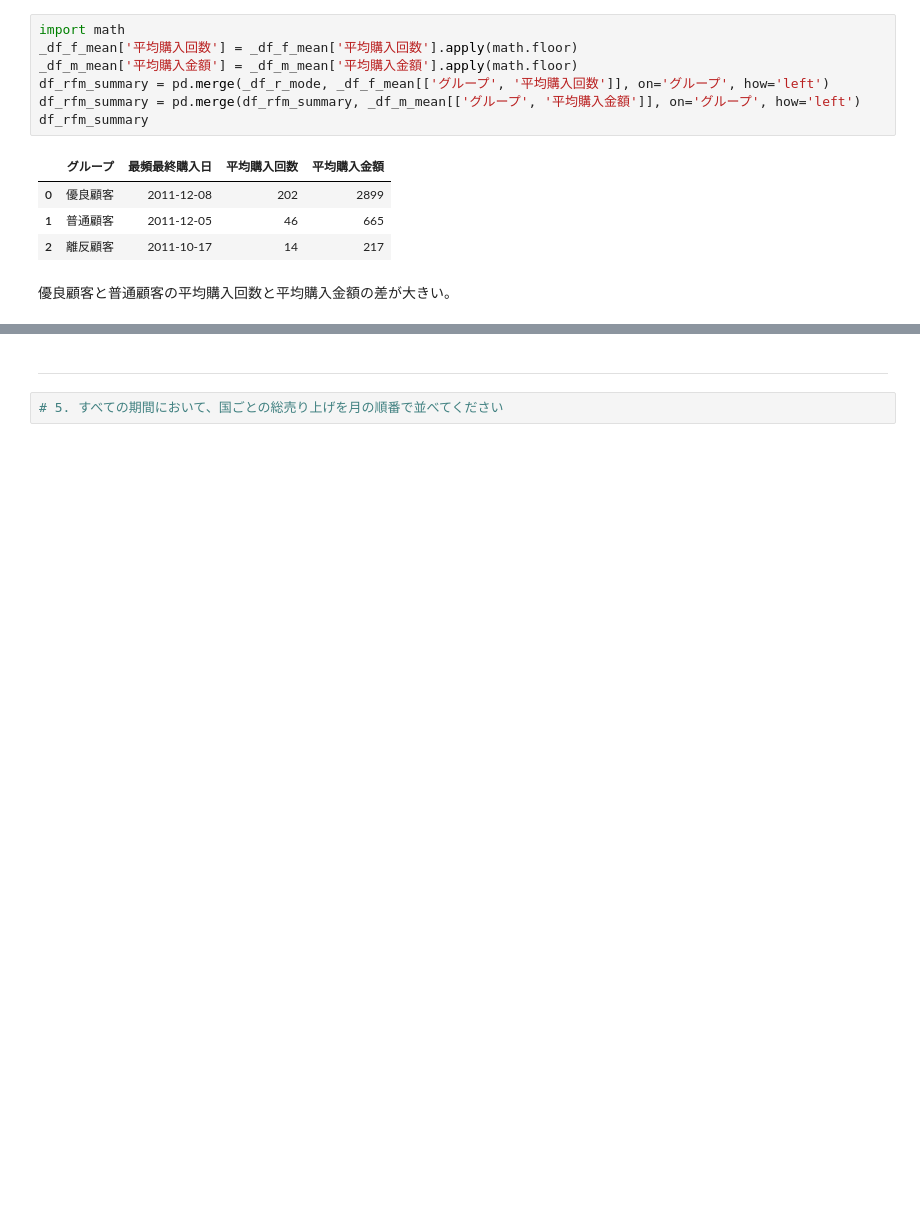
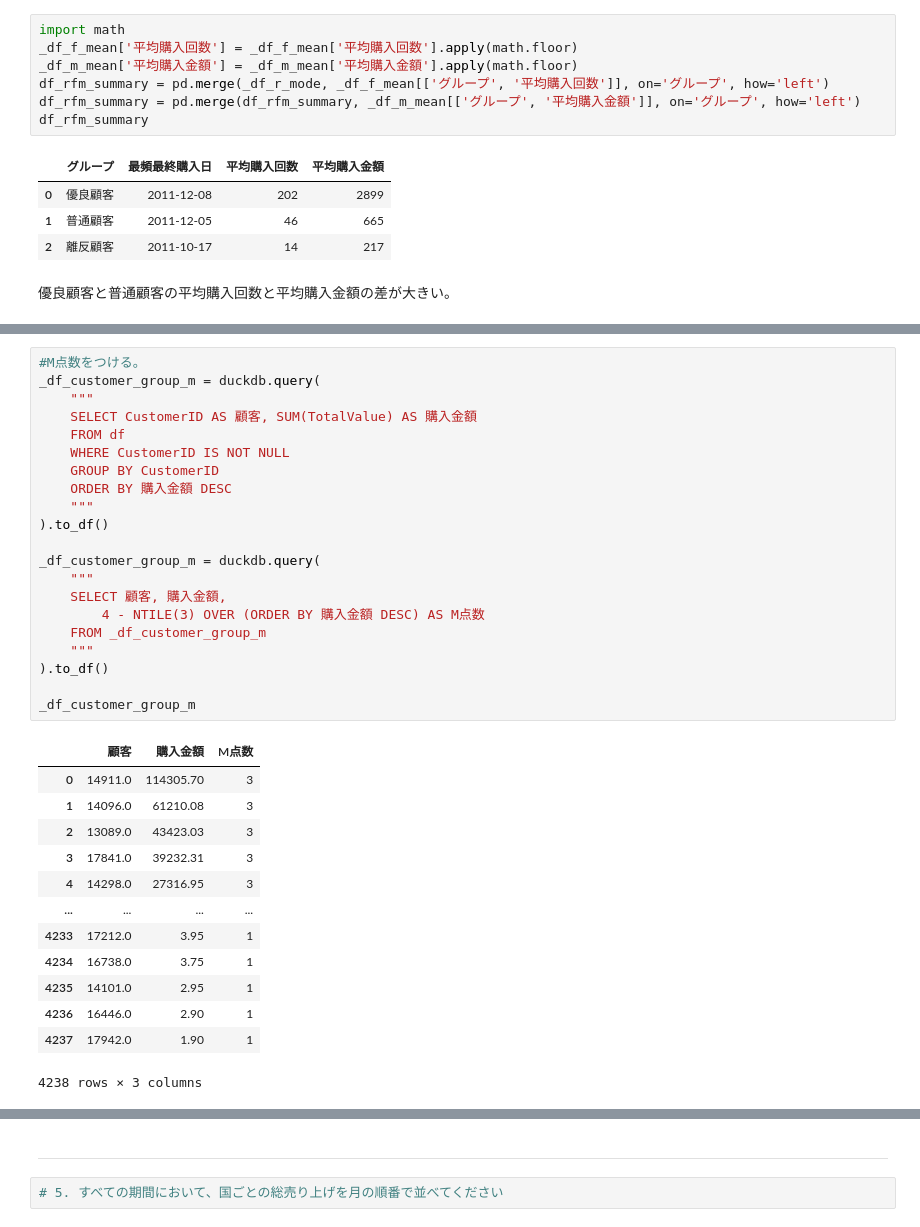
Before and after one commit to Inami-K/datescience_learning, a Jupyter notebook: 購買データ/koubai_data.ipynb, the cells around one changed output, grey strips where cells are left out. Cells and saved outputs as stored; diff of their text form; blank space fills up the shorter version.

```diff
--- a/購買データ/koubai_data.ipynb
+++ b/購買データ/koubai_data.ipynb
@@ -654,0 +695,35 @@ _df_customer_group_r
+# %%
+#M点数をつける。
+_df_customer_group_m = duckdb.query(
+    """
+    SELECT CustomerID AS 顧客, SUM(TotalValue) AS 購入金額
+    FROM df
+    WHERE CustomerID IS NOT NULL
+    GROUP BY CustomerID
+    ORDER BY 購入金額 DESC
+    """
+).to_df()
+
+_df_customer_group_m = duckdb.query(
+    """
+    SELECT 顧客, 購入金額,
+        4 - NTILE(3) OVER (ORDER BY 購入金額 DESC) AS M点数
+    FROM _df_customer_group_m
+    """
+).to_df()
+
+_df_customer_group_m
+# %% [output]
+|  | 顧客 | 購入金額 | M点数 |
+| 0 | 14911.0 | 114305.70 | 3 |
+| 1 | 14096.0 | 61210.08 | 3 |
+| 2 | 13089.0 | 43423.03 | 3 |
+| 3 | 17841.0 | 39232.31 | 3 |
+| 4 | 14298.0 | 27316.95 | 3 |
+| ... | ... | ... | ... |
+| 4233 | 17212.0 | 3.95 | 1 |
+| 4234 | 16738.0 | 3.75 | 1 |
+| 4235 | 14101.0 | 2.95 | 1 |
+| 4236 | 16446.0 | 2.90 | 1 |
+| 4237 | 17942.0 | 1.90 | 1 |
+4238 rows × 3 columns
```
Also changed, not shown: parts of 10 cells of this notebook.
